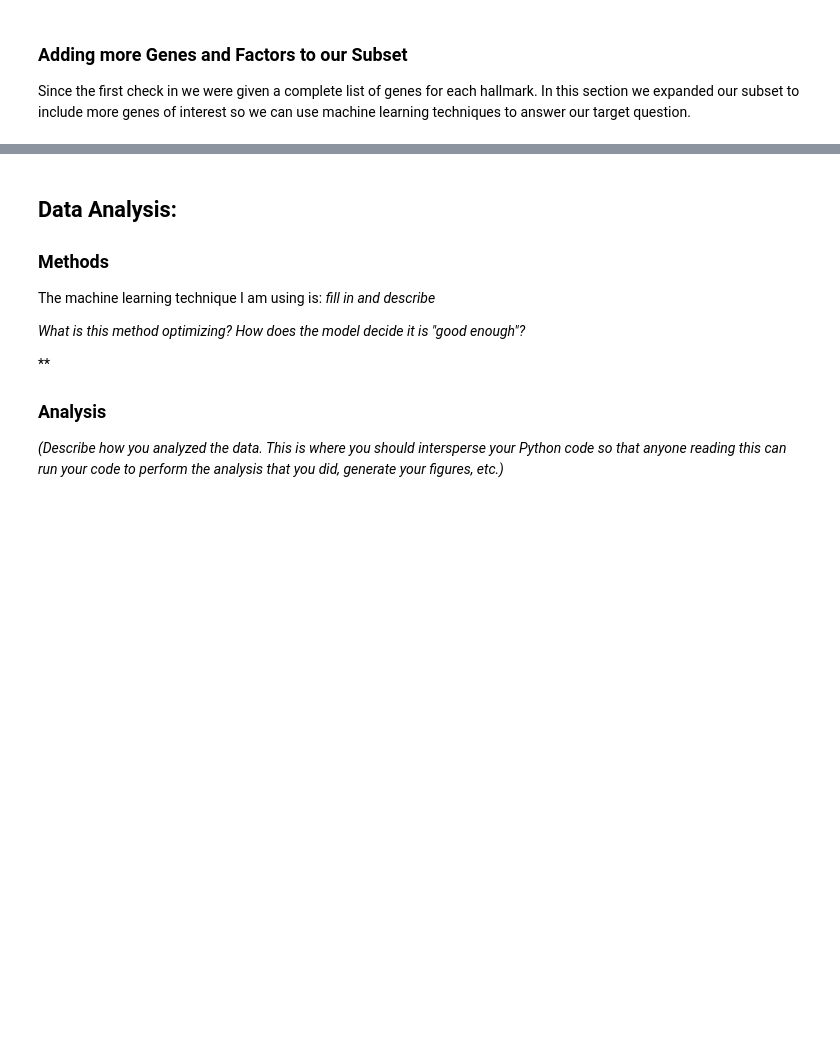
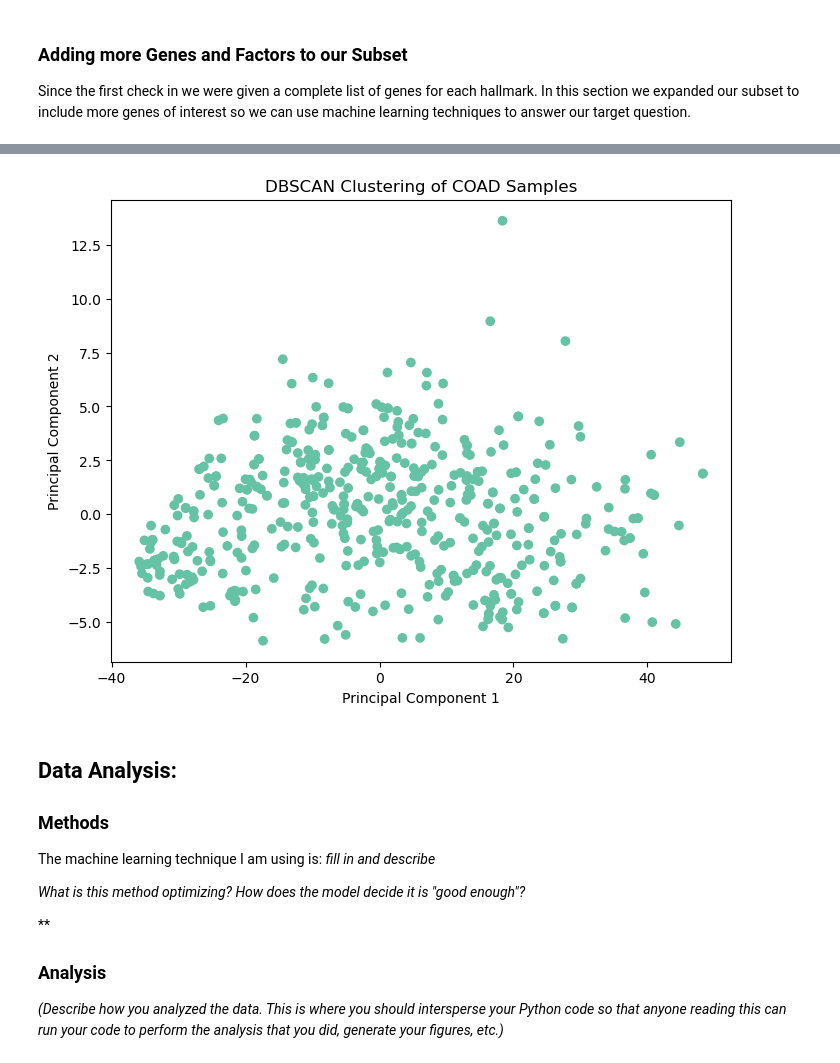
Before and after one commit to ReaganOswald/Module-4-Cancer, a Jupyter notebook: code/Module 4 Template.ipynb, the cells around one changed output, grey strips where cells are left out. Cells and saved outputs as stored; diff of their text form; code cells hidden in the pictures; blank space fills up the shorter version.

```diff
--- a/code/Module 4 Template.ipynb
+++ b/code/Module 4 Template.ipynb
@@ -194,3 +250,14 @@ Since the first check in we were given a complete list of genes for each hallmar
+# %%
+dbscan = DBSCAN(eps=0.6, min_samples=5)
+y_dbscan = dbscan.fit_predict(X)
+plt.figure(figsize=(8, 6))
+plt.scatter(X_pca[:, 0], X_pca[:, 1], c=y_dbscan, cmap='Set2')
+plt.xlabel("Principal Component 1")
+plt.ylabel("Principal Component 2")
+plt.title("DBSCAN Clustering of COAD Samples")
+plt.show()
+# %% [output]
+[figure, added]
 # %% [markdown]
 ## Data Analysis:
 
```
Also changed, not shown: parts of 4 cells of this notebook, 2 other files.
